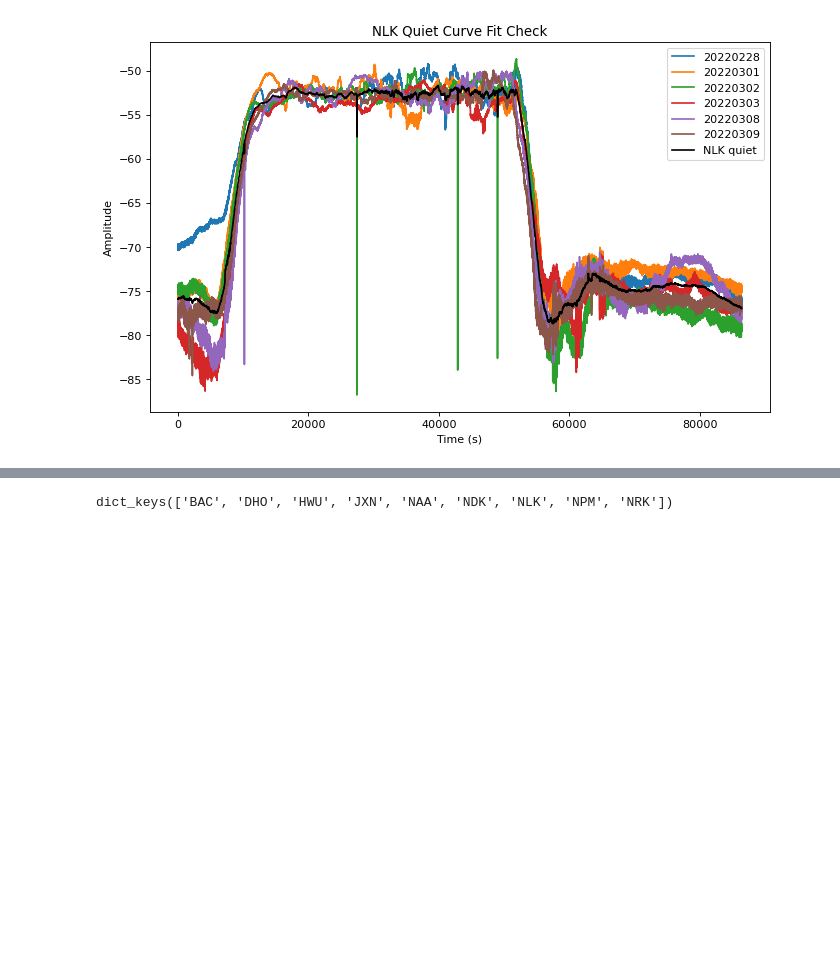
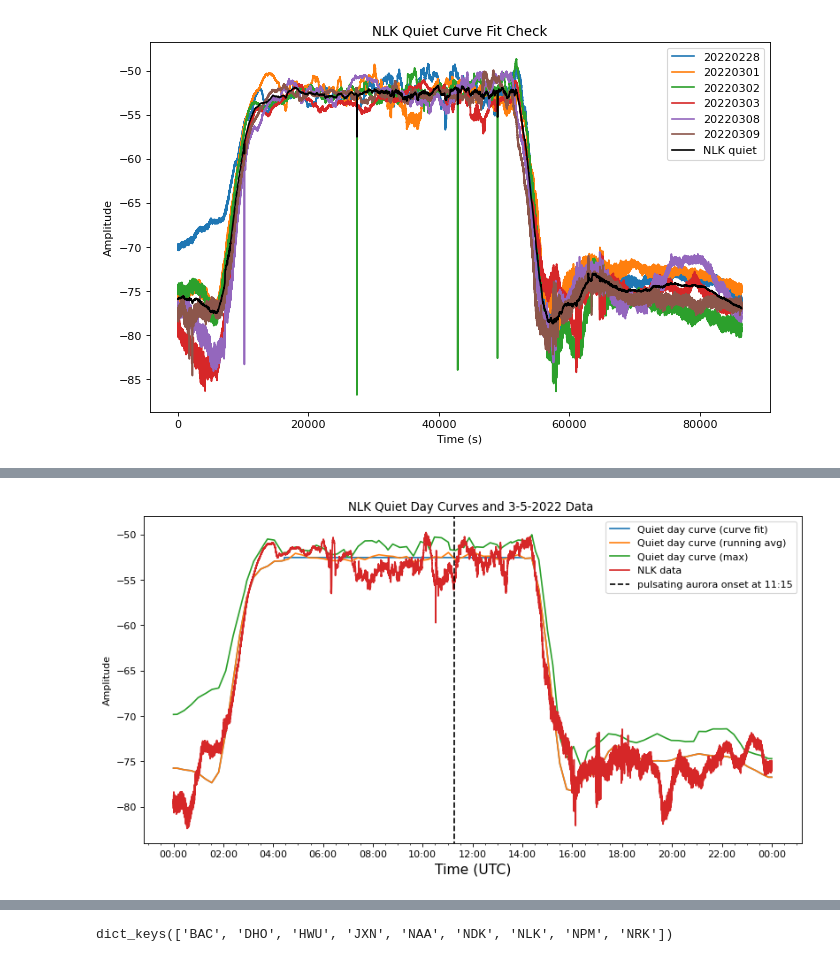
Before and after one commit to jodiejmclennan/VLF_project, a Jupyter notebook: VLF-LAMP-analysis.ipynb, the cells around one changed output, grey strips where cells are left out. Cells and saved outputs as stored; diff of their text form; code cells hidden in the pictures; blank space fills up the shorter version.

Commit message:
added all the QDC versions

```diff
--- a/VLF-LAMP-analysis.ipynb
+++ b/VLF-LAMP-analysis.ipynb
@@ -592,0 +584,95 @@ print(len(datatime))
+# %%
+# Average the interpolated runnning averages / horizontal curve fits for the quiet days above
+pathcheck = 'NLK'
+
+# Plot the QDC - all the versions
+fig, ax1 = plt.subplots(figsize=(12,6),dpi=80)
+
+time = qdc_dict_v2[pathcheck]['time_interp']
+avg_amp_cf = qdc_dict_v2[pathcheck]['amplitude_curvefit']
+time_dt = qdc_dict_v2[pathcheck]['time_dt']
+
+avg_amp_avg = qdc_dict_v2[pathcheck]['amplitude_runavg']
+max_amp = qdc_dict_v2[pathcheck]['amplitude_max']
+
+ax1.plot(time_dt, avg_amp_cf,label='Quiet day curve (curve fit)')
+ax1.plot(time_dt, avg_amp_avg, label = 'Quiet day curve (running avg)' )
+ax1.plot(time_dt, max_amp, label='Quiet day curve (max)')
+
+# Subtract off
+bintime = 15 #secs
+for i,p in enumerate(pathnames):
+    for datakey in datadict.keys():
+
+        if p==datakey:
+            if p != pathcheck:
+                continue
+
+            # data variables and plot
+            datatime = datadict[datakey]['time']
+            dataamp = datadict[datakey]['amplitude']
+            time_dt_day = [dt.datetime(2022,3,1,0,0,0)+i*timedelta(seconds=1) for i in np.arange(len(datatime))]
+            ax1.plot(time_dt_day, dataamp, label=datakey+' data')
+
+
+            # interpolate the data to fill in the missing 5 seconds
+            time_interp = np.linspace(0,86400,86400)
+            data_amp_interp = np.interp(time_interp, datatime, dataamp)
+
+            # subtract off the curve fit version of QDC
+            sub_amp = data_amp_interp - avg_amp_cf
+            #ax1.plot(time_dt, sub_amp, label = 'Data subtracted from QDC (curve fit)')
+
+            # subtract off the average of the running averages version of QDC
+            sub_amp_runavg = data_amp_interp - avg_amp_avg
+            #ax1.plot(time_dt,  sub_amp_runavg, label = 'Data subtracted from QDC (run avg)')
+
+            # subtract off the max amplitude version of the QDC
+            sub_amp_max = data_amp_interp - max_amp
+            #ax1.plot(time_dt, sub_amp_max, label= 'Data subtracted from QDC (max)')
+
+# plot onset of pulsating aurora
+ax1.vlines(x = dt.datetime(2022,3,1,11,15), ymin = np.min(dataamp)-2, ymax = np.max(dataamp)+2,
+           colors = 'black', linestyle='--',
+           label = 'pulsating aurora onset at 11:15')
+
+
+ax1.set_ylabel('Amplitude')
+plt.title(pathcheck+' Quiet Day Curves and 3-5-2022 Data ')
+#plt.legend(loc='center right', bbox_to_anchor=(1.5, 0.75))
+plt.legend()
+ax1.set_xlabel('Time (UTC)',fontsize = 14)
+
+time_locator = mdates.HourLocator(byhour=range(24),
+                                interval = 2)
+minor_time_locator = mdates.MinuteLocator(byminute=[0,30])
+ax1.xaxis.set_minor_locator(minor_time_locator)
+h_fmt = mdates.DateFormatter('%H:%M')
+ax1.xaxis.set_major_locator(time_locator)
+ax1.xaxis.set_major_formatter(h_fmt)
+ax1.tick_params(axis='x', which='major', labelsize=10)
+plt.ylim([-84,-48])
+
+
+# Plot Data subtracted from QDC
+fig, ax1 = plt.subplots(figsize=(12,6),dpi=80)
+ax1.plot(time_dt, sub_amp, label = 'Data subtracted from QDC (curve fit)')
+ax1.plot(time_dt,  sub_amp_runavg, label = 'Data subtracted from QDC (run avg)')
+ax1.plot(time_dt, sub_amp_max, label= 'Data subtracted from QDC (max)')
+
+ax1.set_ylabel('Amplitude')
+plt.title(pathcheck+' Quiet Day Curves Subtracted ')
+#plt.legend(loc='center right', bbox_to_anchor=(1.5, 0.75))
+plt.legend()
+ax1.set_xlabel('Time (UTC)',fontsize = 14)
+
+time_locator = mdates.HourLocator(byhour=range(24),
+                                interval = 2)
+minor_time_locator = mdates.MinuteLocator(byminute=[0,30])
+ax1.xaxis.set_minor_locator(minor_time_locator)
+h_fmt = mdates.DateFormatter('%H:%M')
+ax1.xaxis.set_major_locator(time_locator)
+ax1.xaxis.set_major_formatter(h_fmt)
+ax1.tick_params(axis='x', which='major', labelsize=10)
+# %% [output]
+[figure, added]
```
Also changed, not shown: parts of 5 cells of this notebook.
